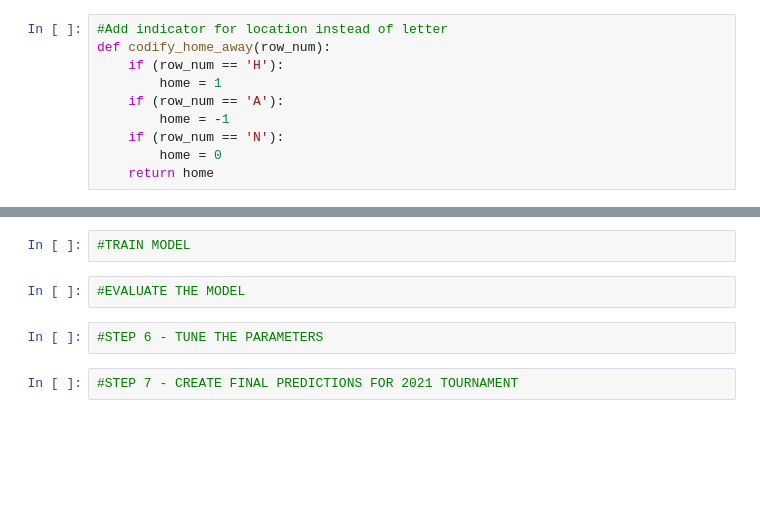
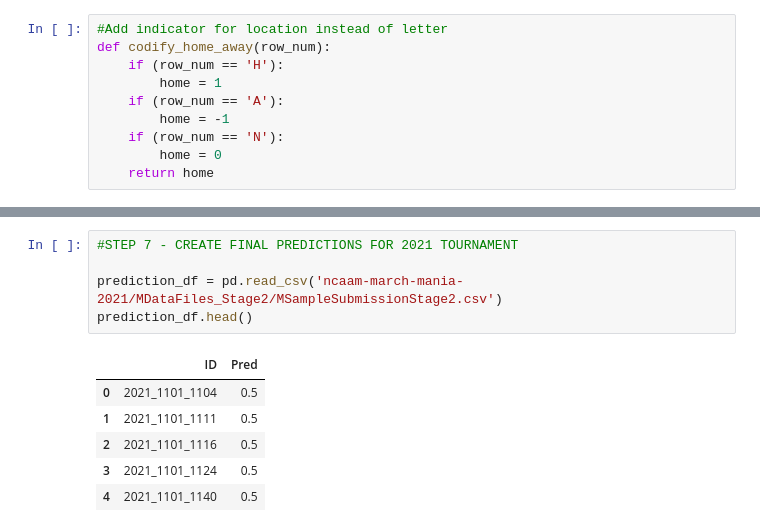
Before and after one commit to JoshChapnick/ioe491-final-project, a Jupyter notebook: IOE491_ProjectCode.ipynb, the cells around one changed output, grey strips where cells are left out. Cells and saved outputs as stored; diff of their text form; blank space fills up the shorter version.

```diff
--- a/IOE491_ProjectCode.ipynb
+++ b/IOE491_ProjectCode.ipynb
@@ -743,8 +756,12 @@ The accuracy is 0.7585388127853882
-# %%
-#TRAIN MODEL
-# %%
-#EVALUATE THE MODEL
-# %%
-#STEP 6 - TUNE THE PARAMETERS
 # %%
 #STEP 7 - CREATE FINAL PREDICTIONS FOR 2021 TOURNAMENT
+
+prediction_df = pd.read_csv('ncaam-march-mania-2021/MDataFiles_Stage2/MSampleSubmissionStage2.csv')
+prediction_df.head()
+# %% [output]
+|  | ID | Pred |
+| 0 | 2021_1101_1104 | 0.5 |
+| 1 | 2021_1101_1111 | 0.5 |
+| 2 | 2021_1101_1116 | 0.5 |
+| 3 | 2021_1101_1124 | 0.5 |
+| 4 | 2021_1101_1140 | 0.5 |
```
Also changed, not shown: parts of 18 cells of this notebook, 1 other file.
